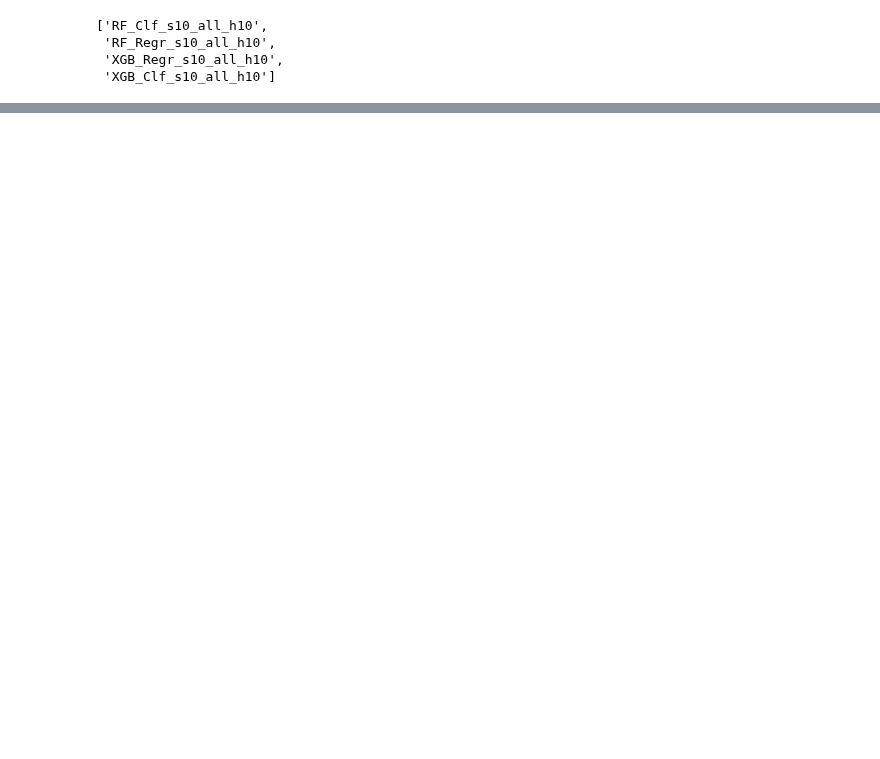
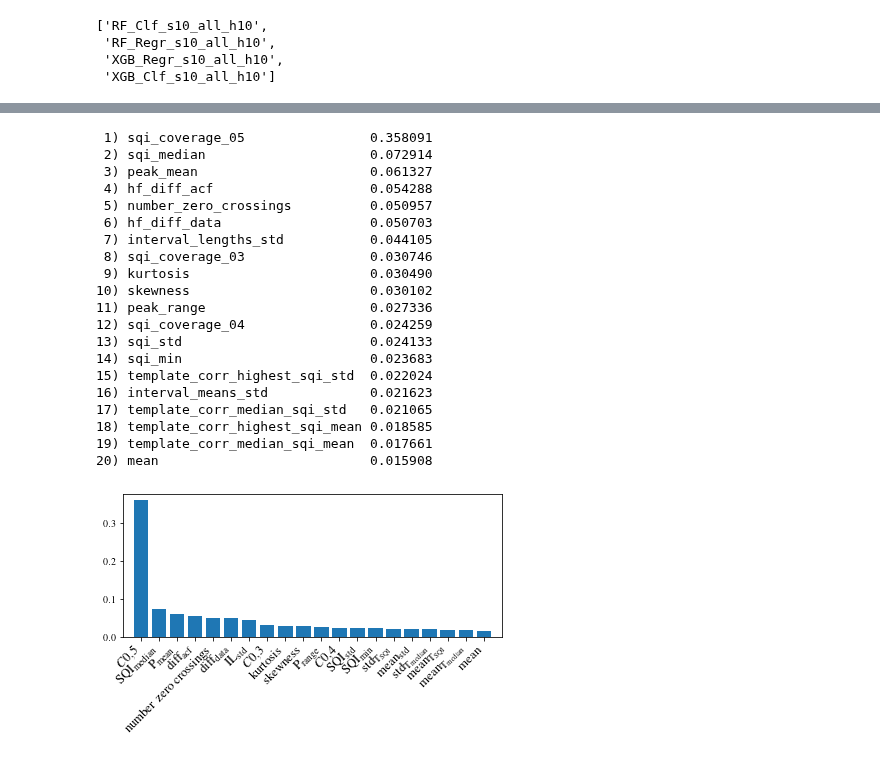
Before and after one commit to Zianor/Bachelorarbeit, a Jupyter notebook: Implementation/src/notebooks/model_tests_s10_h10.ipynb, the cells around one changed output, grey strips where cells are left out. Drawn from its saved outputs; the diff is of its cells as text; code cells hidden in the pictures; blank space fills up the shorter version.

```diff
--- a/Implementation/src/notebooks/model_tests_s10_h10.ipynb
+++ b/Implementation/src/notebooks/model_tests_s10_h10.ipynb
@@ -141,0 +221,39 @@ MAE insgesamt:  21.85
+# %%
+importances = models['XGB_Clf_default'].clf.model.feature_importances_
+column_names_text = models['XGB_Clf_default'].features.columns
+columns = models['XGB_Clf_default'].features.copy()
+columns.columns = [name.replace("_", " ") for name in columns.columns]
+columns.rename(columns=get_latex_column_names(), inplace=True)
+columns = columns.columns
+indices = np.argsort(importances)[::-1]
+for f in range(len(columns)):
+    print("%2d) %-*s %f" % (f + 1, 30,column_names_text[indices[f]], importances[indices[f]]))
+plt.figure(figsize=utils.get_plt_big_size())
+plt.bar(range(len(columns)), importances[indices], align='center')
+plt.xticks(range(len(columns)), [name.replace("_", " ") for name in columns[indices]], fontsize=13, rotation=45, ha="right")
+plt.xlim([-1, len(columns)])
+plt.tight_layout()
+plt.savefig(os.path.join(utils.get_thesis_pic_path(),'xgb-clf-reduced-importances.pdf'), bbox_inches='tight',
+                transparent=True, dpi=300)
+# %% [output]
+ 1) sqi_coverage_05                0.358091
+ 2) sqi_median                     0.072914
+ 3) peak_mean                      0.061327
+ 4) hf_diff_acf                    0.054288
+ 5) number_zero_crossings          0.050957
+ 6) hf_diff_data                   0.050703
+ 7) interval_lengths_std           0.044105
+ 8) sqi_coverage_03                0.030746
+ 9) kurtosis                       0.030490
+10) skewness                       0.030102
+11) peak_range                     0.027336
+12) sqi_coverage_04                0.024259
+13) sqi_std                        0.024133
+14) sqi_min                        0.023683
+15) template_corr_highest_sqi_std  0.022024
+16) interval_means_std             0.021623
+17) template_corr_median_sqi_std   0.021065
+18) template_corr_highest_sqi_mean 0.018585
+19) template_corr_median_sqi_mean  0.017661
+20) mean                           0.015908
+[figure, added]
```
Also changed, not shown: parts of 12 cells of this notebook.
